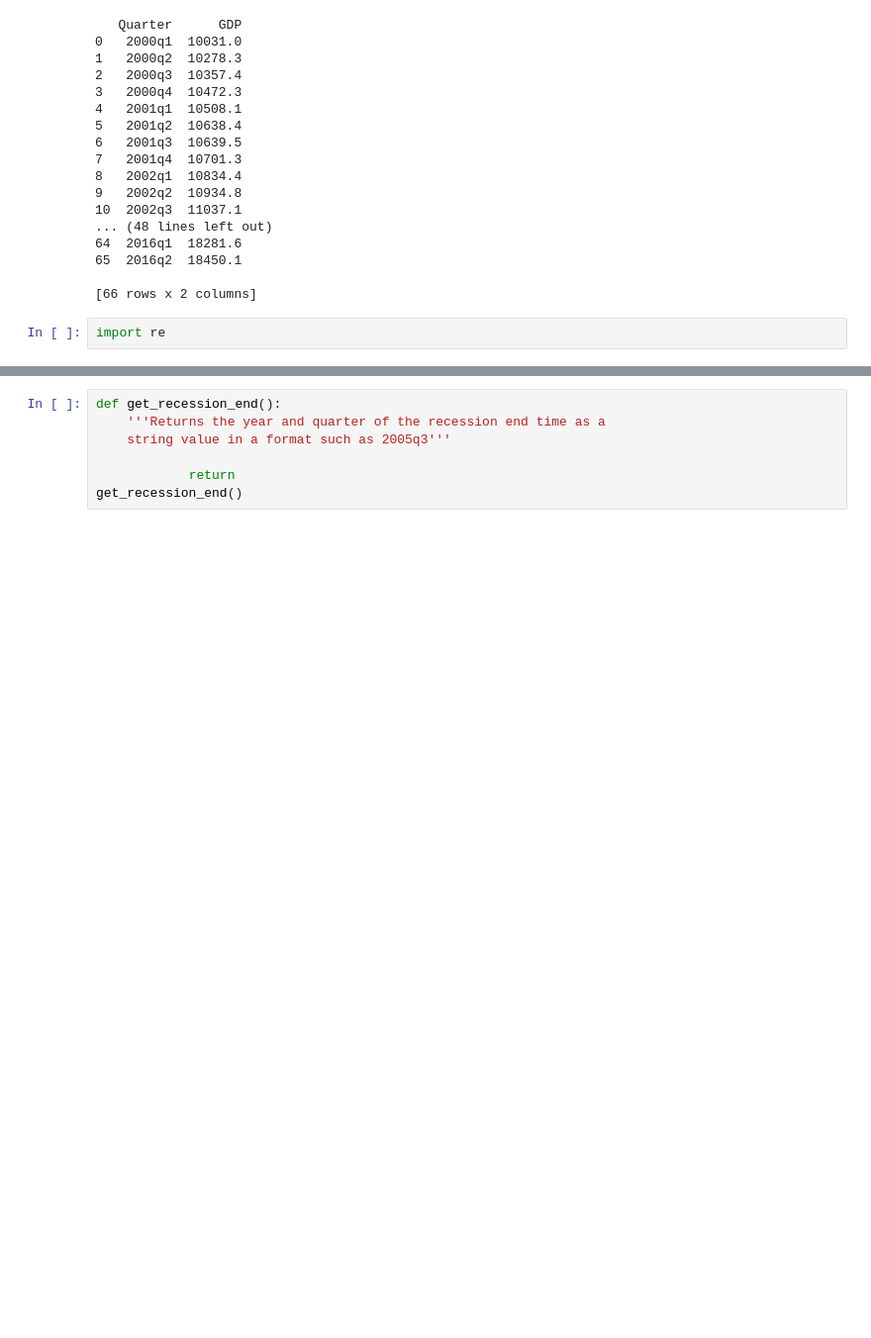
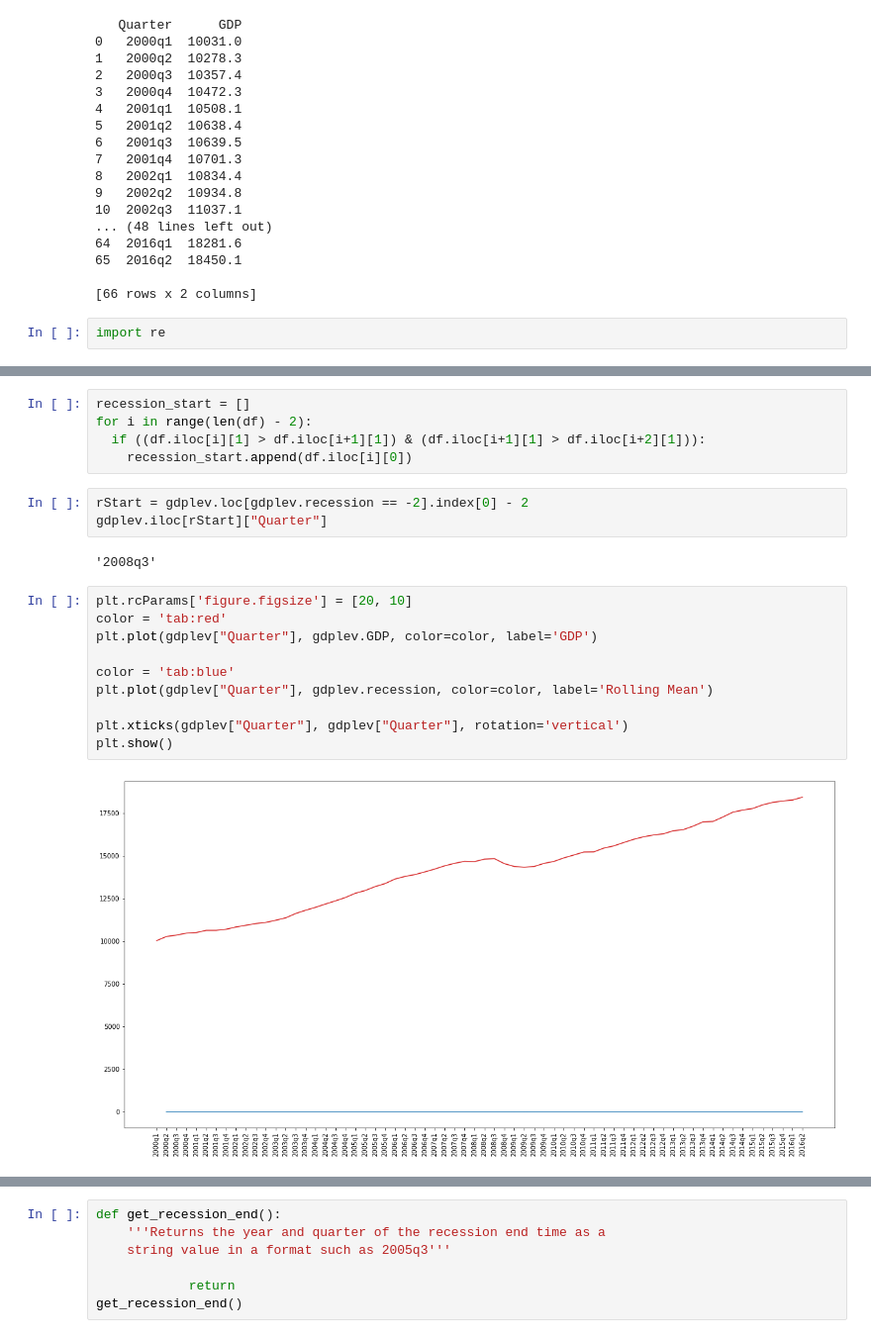
Before and after one commit to aicharya/DSA_Python, a Jupyter notebook: HypothesisTestingAssignment4_AnswersWithoutCode(CMB Summission)-.ipynb, the cells around one changed output, grey strips where cells are left out. Shown at 99% size. Cells and saved outputs as stored; diff of their text form; blank space fills up the shorter version.

```diff
--- a/HypothesisTestingAssignment4_AnswersWithoutCode(CMB Summission)-.ipynb
+++ b/HypothesisTestingAssignment4_AnswersWithoutCode(CMB Summission)-.ipynb
@@ -243,0 +286,22 @@ get_list_of_university_towns()
+# %%
+recession_start = []
+for i in range(len(df) - 2):
+  if ((df.iloc[i][1] > df.iloc[i+1][1]) & (df.iloc[i+1][1] > df.iloc[i+2][1])):
+    recession_start.append(df.iloc[i][0])
+# %%
+rStart = gdplev.loc[gdplev.recession == -2].index[0] - 2
+gdplev.iloc[rStart]["Quarter"]
+# %% [output]
+'2008q3'
+# %%
+plt.rcParams['figure.figsize'] = [20, 10]
+color = 'tab:red'
+plt.plot(gdplev["Quarter"], gdplev.GDP, color=color, label='GDP')
+
+color = 'tab:blue'
+plt.plot(gdplev["Quarter"], gdplev.recession, color=color, label='Rolling Mean')
+
+plt.xticks(gdplev["Quarter"], gdplev["Quarter"], rotation='vertical')
+plt.show()
+# %% [output]
+[figure, added]
```
Also changed, not shown: parts of 16 cells of this notebook.
